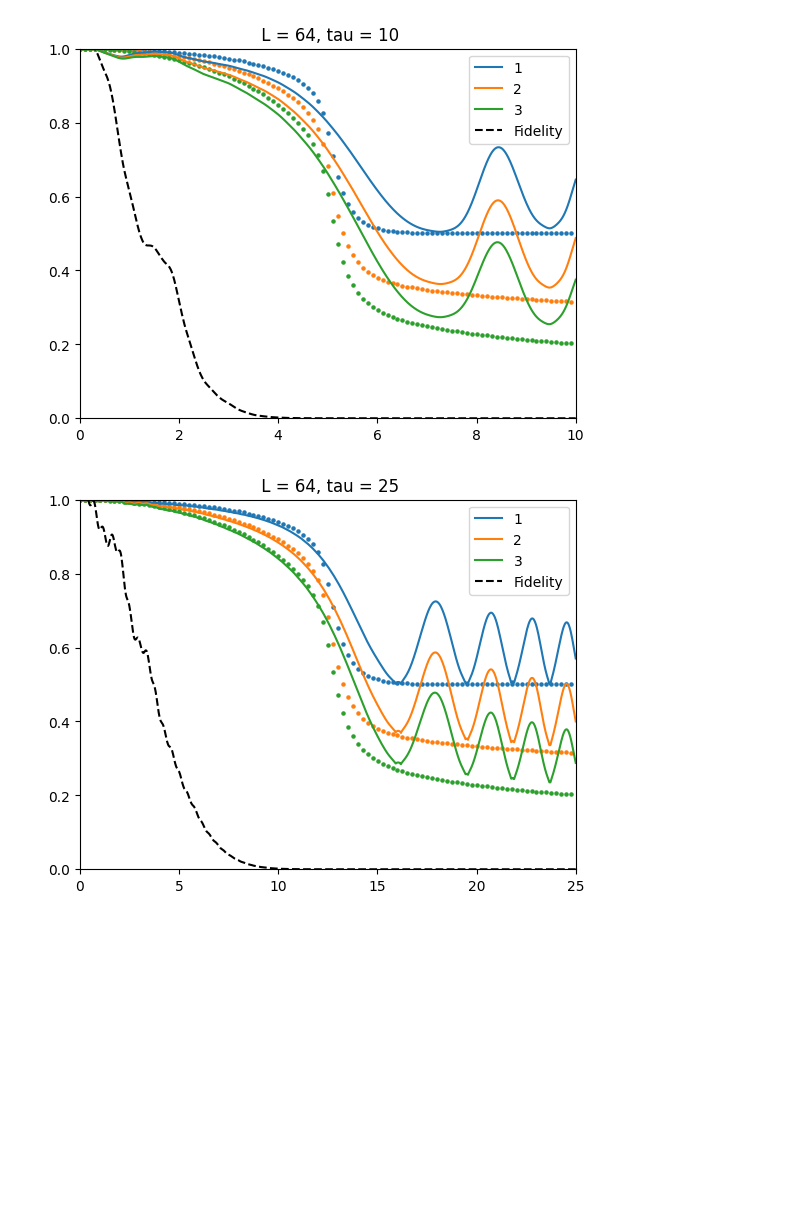
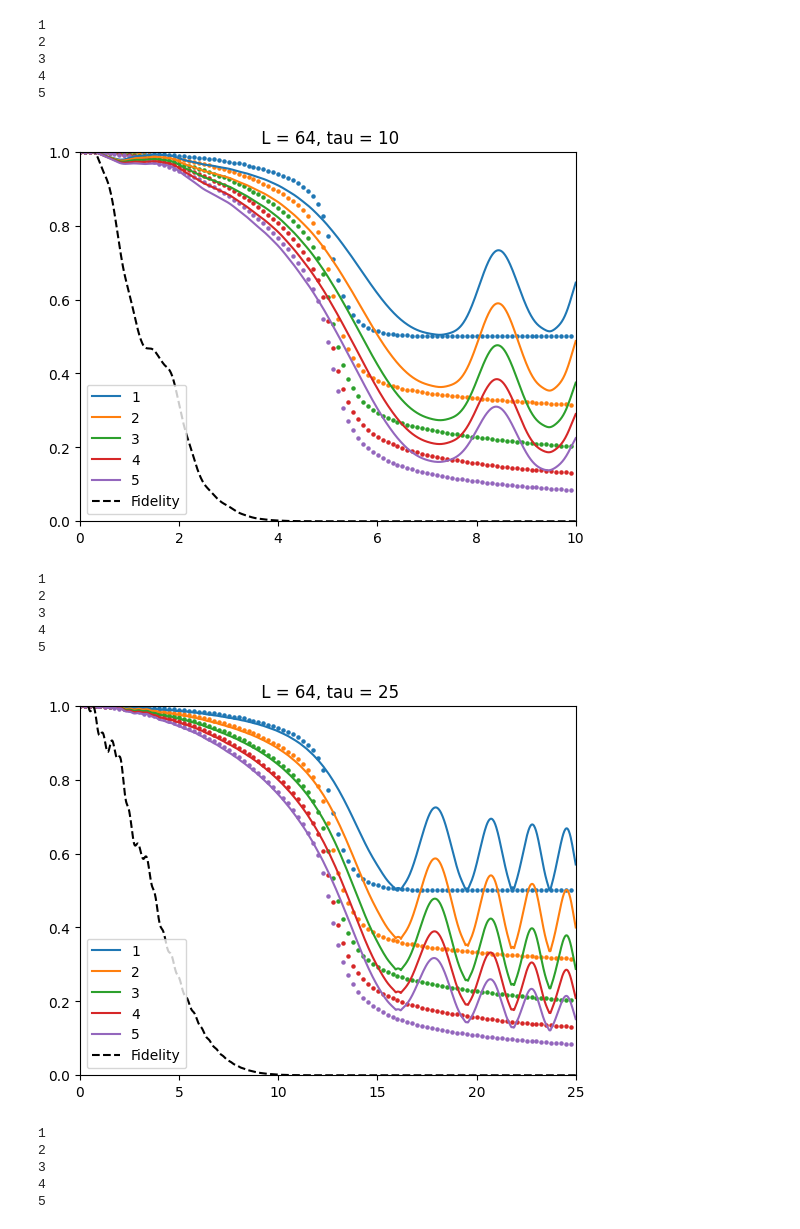
Before and after one commit to KristianMunnikhuis/subsystem_loschmidt_echo, a Jupyter notebook: scripts/cluster_jobs/prepare_adiabatic.ipynb, the cells around one changed output. Cells and saved outputs as stored; diff of their text form; code cells hidden in the pictures; blank space fills up the shorter version.

```diff
--- a/scripts/cluster_jobs/prepare_adiabatic.ipynb
+++ b/scripts/cluster_jobs/prepare_adiabatic.ipynb
@@ -51,5 +52,5 @@ for tau in taus:
 # %%
-ns = [1,2,3]
+ns = [1,2,3,4,5]
 #i = time step
 for j in range(1,len(taus)):
     plt.figure()
@@ -58,6 +59,7 @@ for j in range(1,len(taus)):
     fidelity = [np.abs(overlap(Ut_tau[j][ti],GS_T_tau[j][0]))**2 for ti in range(N_steps)]
 
     for n in ns:
+        print(n)
         P_t= [sps.P_n(n,Gi,L) for Gi in G_t]
         P_gs=[sps.P_n(n,Gi,L) for Gi in G_gs]
         plt.scatter(times_tau[j][::10],P_gs[::10], s = 5)
@@ -82,2 +89,17 @@ for j in range(1,len(taus)):
+1
+2
+3
+4
+5
-[figure, old version]
+[figure, new version]
+1
+2
+3
+4
+5
-[figure, old version]
+[figure, new version]
+1
+2
+3
+4
+5
```
Also changed, not shown: parts of 2 cells of this notebook, 7 other files.
